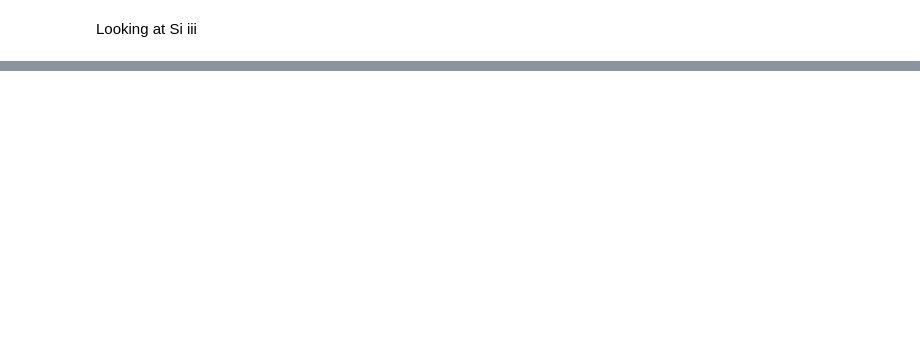
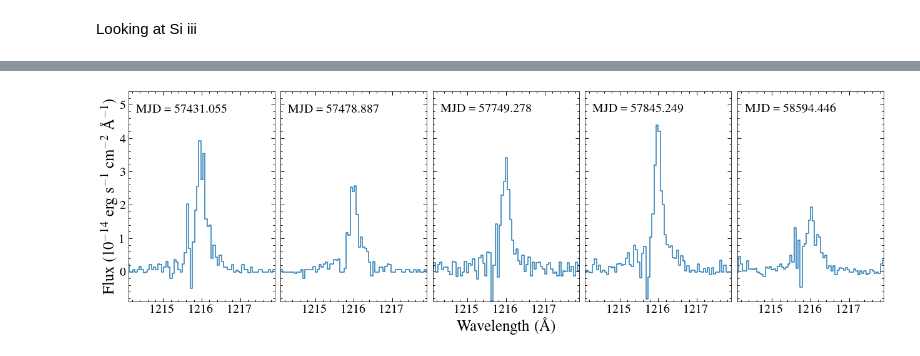
Before and after one commit to davidjwilson/gj1132, a Jupyter notebook: gj1132_lya.ipynb, the cells around one changed output, grey strips where cells are left out. Cells and saved outputs as stored; diff of their text form; code cells hidden in the pictures; blank space fills up the shorter version.

```diff
--- a/gj1132_lya.ipynb
+++ b/gj1132_lya.ipynb
@@ -374,0 +399,27 @@ plt.ylim(-0.1e-14, 2e-14)
+# %%
+plt.figure(figsize=(18, 6))
+eg_lines = [0, 1, 5, 12, 17]
+n = 0
+for i, x in enumerate(x1ds):
+    if i in eg_lines:
+        n +=1
+        plt.subplot(1, 5, n)
+        data = fits.getdata(x1ds[i], 1)[0]
+        wi, fi = data['WAVELENGTH'], data['FLUX']
+        #if n > 1:
+        fi *= 1e14
+        plt.step(wi, fi, where='mid')
+        plt.xlim(1214.1, 1217.9)
+        plt.ylim(-0.9, 5.4)
+        plt.annotate('MJD = {0:10.3f}'.format(times[i]), (0.05, 0.9), xycoords ='axes fraction')
+        if n > 1:
+            plt.yticks(visible=False)
+        if n == 1:
+            plt.ylabel('Flux (10$^{-14}$ erg s$^{-1}$ cm$^{-2}$ \AA$^{-1}$)', size=25)
+        if n == 3:
+            plt.xlabel('Wavelength (\AA)', size=25)
+plt.tight_layout()
+plt.subplots_adjust(wspace=0.04)
+plt.savefig('ly_eg_lines.pdf')
+# %% [output]
+[figure, added]
```
Also changed, not shown: parts of 13 cells of this notebook, 9 other files.
